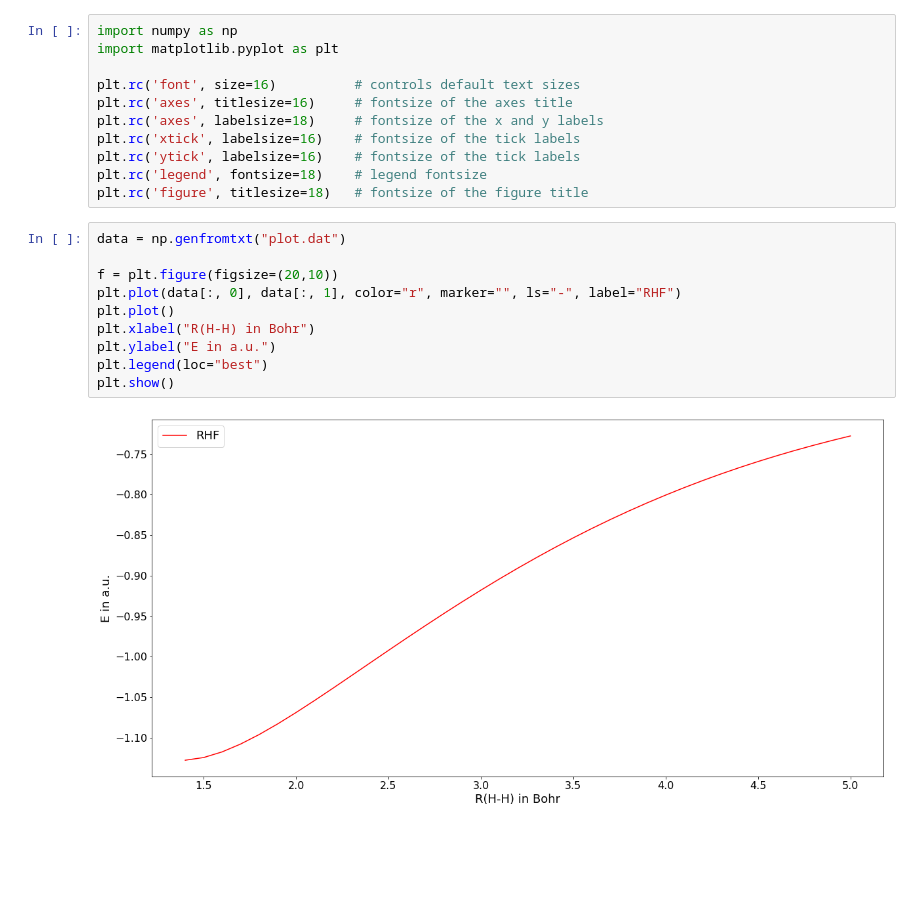
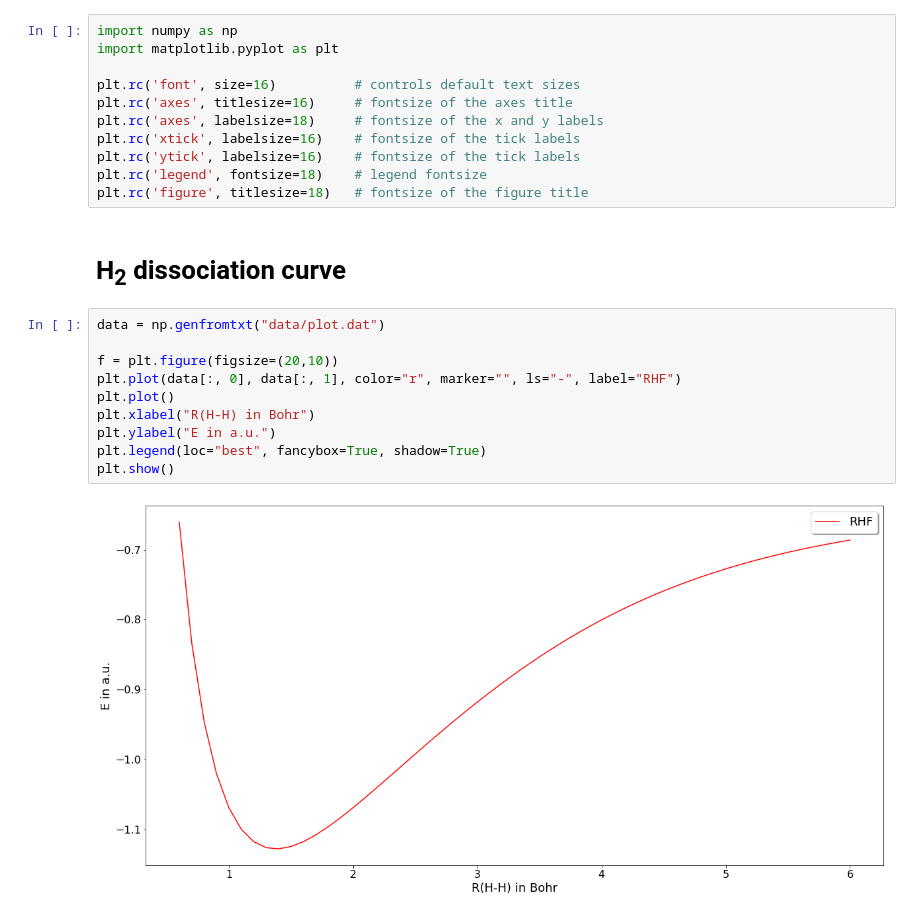
Before and after one commit to marvinfriede/projects, a Jupyter notebook: fortran/scf/plots.ipynb, the cells around one changed output. Saved outputs shown, nothing was run; the diff lists cells and outputs as text; blank space fills up the shorter version.

```diff
--- a/fortran/scf/plots.ipynb
+++ b/fortran/scf/plots.ipynb
@@ -9,15 +9,17 @@ plt.rc('xtick', labelsize=16)    # fontsize of the tick labels
 plt.rc('ytick', labelsize=16)    # fontsize of the tick labels
 plt.rc('legend', fontsize=18)    # legend fontsize
 plt.rc('figure', titlesize=18)   # fontsize of the figure title
+# %% [markdown]
+# H<sub>2</sub> dissociation curve
 # %%
-data = np.genfromtxt("plot.dat")
+data = np.genfromtxt("data/plot.dat")
 
 f = plt.figure(figsize=(20,10))
 plt.plot(data[:, 0], data[:, 1], color="r", marker="", ls="-", label="RHF")
 plt.plot()
 plt.xlabel("R(H-H) in Bohr")
 plt.ylabel("E in a.u.")
-plt.legend(loc="best")
+plt.legend(loc="best", fancybox=True, shadow=True)
 plt.show()
 # %% [output]
-[figure, old version]
+[figure, new version]
```
Also changed, not shown: parts of 3 cells of this notebook, 33 other files.
